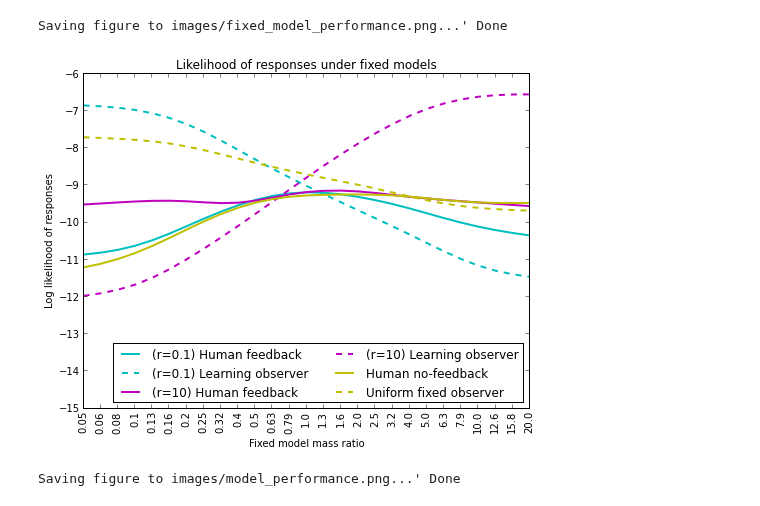
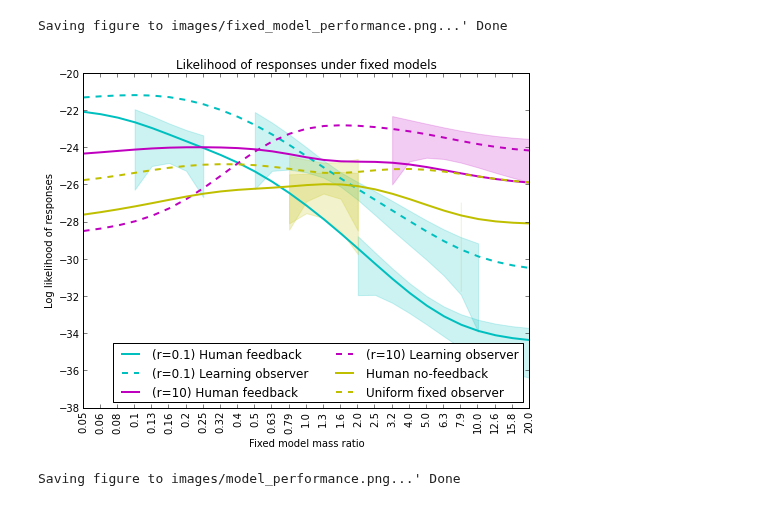
Before and after one commit to berkeley-cocosci/mass-inference, a Jupyter notebook: analysis/learning-analysis.ipynb, the cells around one changed output. Drawn from its saved outputs; the diff is of its cells as text; code cells hidden in the pictures.

```diff
--- a/analysis/learning-analysis.ipynb
+++ b/analysis/learning-analysis.ipynb
@@ -48,7 +49,7 @@ Bad pids (12): ['002', '012', '015', '020', '021', '023', '024', '059', '075', '
 # 	x.split("~")[0] for x in fh.read().strip().split("\n") if x != ""]))
 
 Stims = np.array([
-    x.split("~")[0] for x in zip(*experiment[experiment.keys()[0]].columns)[1]])
+    x.split("~")[0] for x in experiment[experiment.keys()[0]].columns])
 # %%
 ######################################################################
 ## Load model data
@@ -113,6 +114,8 @@ for cond in sorted(experiment.keys()):
     group, fbtype, ratio, cb = lat.parse_condition(cond)
     if group == "MO":
 	continue
+    if fbtype == "vfb":
+	fbtype = "fb"
 
     cols = experiment[cond].columns
     order = np.argsort(zip(*cols)[0])
@@ -131,7 +134,8 @@ for cond in sorted(experiment.keys()):
 	fb, ipe_samps[order], kappas, prior=None, smooth=f_smooth)
 
     # compute probability of falling
-    newcond = "-".join(["MO"] + cond.split("-")[1:])
+    #newcond = "-".join(["MO"] + cond.split("-")[1:])
+    newcond = "%s-%s-%s" % ("MO", fbtype, cond.split("-")[2])
     p_outcomes = np.exp(mo.predict(
 	model_theta[:-1], ipe_samps[order], kappas, f_smooth))
 
@@ -258,5 +230,23 @@ def samplesize(data):
     size = np.array([np.concatenate(x, axis=0).shape[0] for x in arrs if x != []])
     return size
+# %%
+def CI(data):
+    bmvs = scipy.stats.bayes_mvs
+    stats = []
+    for cidx, cond in enumerate(conds):
+	shape = data[cond].shape
+	assert len(shape) == 2
+	info = []
+	for i in xrange(shape[1]):
+	    if data[cond][:, i].shape == (1,):
+		mean = lower = upper = data[cond][:, i][0]
+	    else:
+		mean, (lower, upper) = bmvs(data[cond][:, i])[0]
+		mean = lower = upper = np.sum(data[cond][:, i])
+	    info.append([mean, lower, upper])
+	stats.append(info)
+    stats = np.swapaxes(np.array(stats), 0, 1)
+    return stats
 # %%
 ir1 = list(kappas).index(0.0)
 ir10 = list(kappas).index(1.0)
@@ -298,44 +288,44 @@ models = np.array([
 reload(lat)
 theta = np.log(np.eye(n_kappas))
 fb = np.empty((n_kappas, n_trial))*np.nan
 
-# mean, upper, lower = collapse(lat.block_lh(
-#     experiment, fb, ipe_samps, theta, kappas, f_smooth=f_smooth,
-#     f_average=False, f_round=False)).T
-sums, = collapse(lat.block_lh(
+mean, upper, lower = CI(lat.block_lh(
     experiment, fb, ipe_samps, theta, kappas, f_smooth=f_smooth,
     f_average=False, f_round=False)).T
+# sums, = CI(lat.block_lh(
+#     experiment, fb, ipe_samps, theta, kappas, f_smooth=f_smooth,
+#     f_average=False, f_round=False))
 
 x = np.arange(n_kappas)
 fig = plt.figure(3)
 plt.clf()
 
-for cidx, cond in enumerate(newconds):
+for cidx, cond in enumerate(conds):
     color = colors[(cidx/2) % len(colors)]
     if cond.startswith("MO"):
 	linestyle = '--'
     else:
 	linestyle = '-'
-    # plt.fill_between(x, lower[cidx], upper[cidx], color=color, alpha=alpha)
-    # plt.plot(x, mean[cidx], label=cond_labels[cond], color=color, linewidth=2,
+    plt.fill_between(x, lower[cidx], upper[cidx], color=color, alpha=alpha)
+    plt.plot(x, mean[cidx], label=cond_labels[cond], color=color, linewidth=2,
+    	     linestyle=linestyle)
+    # plt.plot(x, sums[cidx], label=cond_labels[cond], color=color, linewidth=2,
     # 	     linestyle=linestyle)
-    plt.plot(x, sums[cidx], label=cond_labels[cond], color=color, linewidth=2,
-	     linestyle=linestyle)
 
 plt.xticks(x, ratios, rotation=90)
 plt.xlabel("Fixed model mass ratio")
 plt.ylabel("Log likelihood of responses")
 plt.legend(loc=4, ncol=2, fontsize=12)
 plt.xlim(x[0], x[-1])
-plt.ylim(-15, -6)
+#plt.ylim(-15, -6)
 plt.title("Likelihood of responses under fixed models")
 fig.set_figwidth(8)
 fig.set_figheight(6)
 
 lat.save("images/fixed_model_performance.png", close=False)
 # %% [output]
 Saving figure to images/fixed_model_performance.png...' Done
-[figure, old version]
+[figure, new version]
 # %%
 # plot model performance
 x0 = np.arange(models.shape[2])
```
Also changed, not shown: parts of 15 cells of this notebook, 5 other files.
